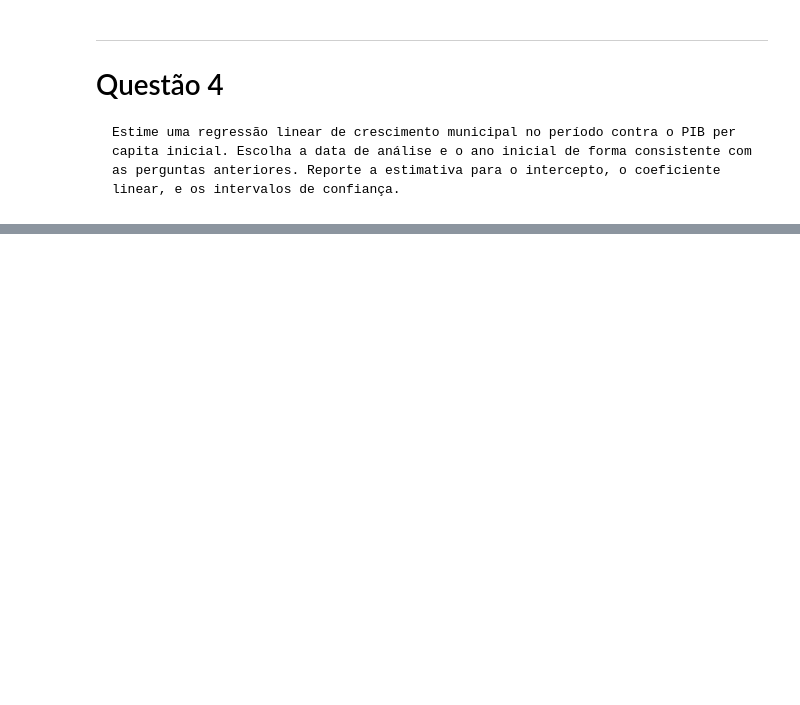
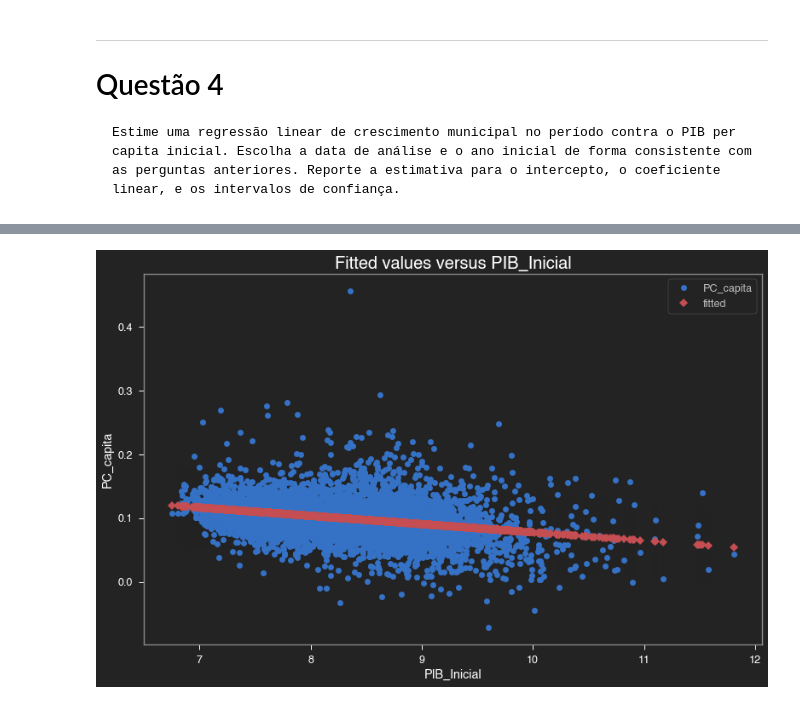
Before and after one commit to danielnrocha/Convergencia_PIB_Municipios, a Jupyter notebook: ConvergenciaMunicipios.ipynb, the cells around one changed output, grey strips where cells are left out. Saved outputs shown, nothing was run; the diff lists cells and outputs as text; code cells hidden in the pictures; blank space fills up the shorter version.

Commit message:
plot

```diff
--- a/ConvergenciaMunicipios.ipynb
+++ b/ConvergenciaMunicipios.ipynb
@@ -514,3 +553,7 @@ IC = [-0.008262546160661709; 0.0982921585987113]
 ![image.png](attachment:e3a3e442-fce1-4774-a16b-deaf6f538ee1.png)
 # %% [markdown]
 ![image.png](attachment:59b1707f-9fbd-4ebb-9adf-f73fd5d7f205.png)
+# %%
+data = pib_cities.groupby(['UF','Município','Região'],
+                          as_index=False).median()[['PIB_Inicial','PC_capita']]
+data
@@ -516,0 +574,3 @@ IC = [-0.008262546160661709; 0.0982921585987113]
+# %%
+X = data.drop(columns=['PC_capita'],axis=1)
+y = data['PC_capita']
@@ -516,0 +584,5 @@ IC = [-0.008262546160661709; 0.0982921585987113]
+# %%
+import statsmodels.api as sm
+X = sm.add_constant(X)
+est = sm.OLS(y, X).fit()
+est.summary()
@@ -516,0 +627,4 @@ IC = [-0.008262546160661709; 0.0982921585987113]
+# %%
+sm.graphics.plot_fit(est, 'PIB_Inicial');
+# %% [output]
+[figure, added]
```
Also changed, not shown: parts of 31 cells of this notebook.
